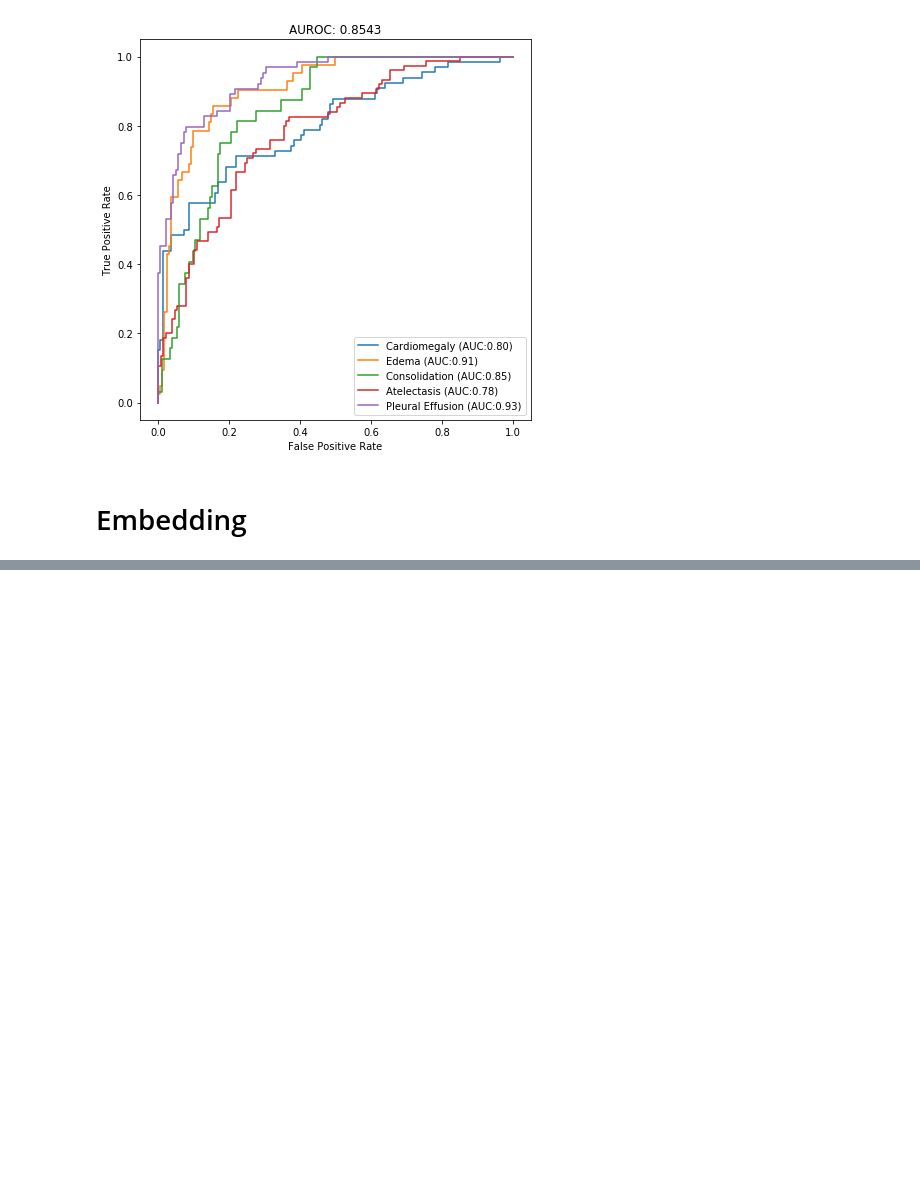
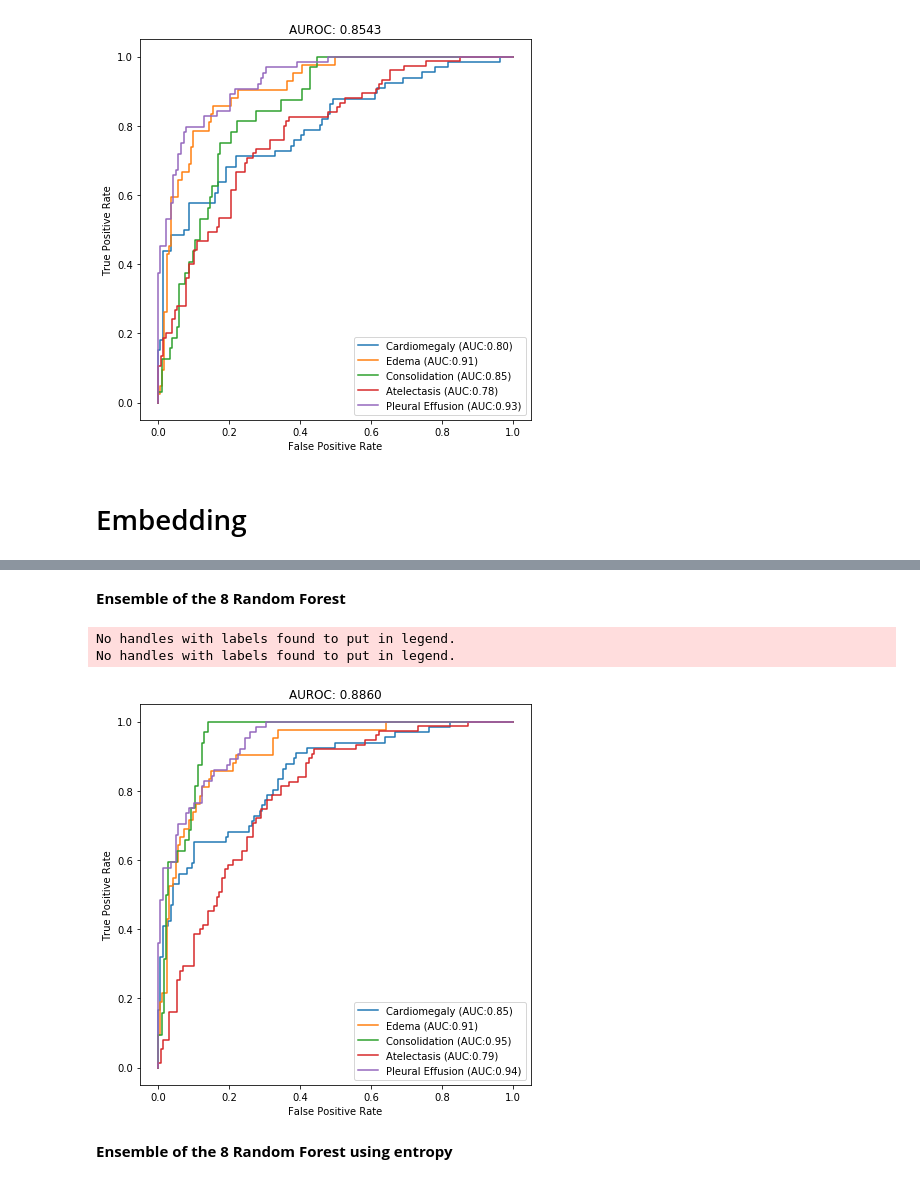
Before and after one commit to luca-nassano/ChestXRAY, a Jupyter notebook: Chexpert_Classification.ipynb, the cells around one changed output, grey strips where cells are left out. Saved outputs shown, nothing was run; the diff lists cells and outputs as text; code cells hidden in the pictures; blank space fills up the shorter version.

```diff
--- a/Chexpert_Classification.ipynb
+++ b/Chexpert_Classification.ipynb
@@ -706,0 +558,6 @@ dump(rfc, '/content/drive/My Drive/embedding_rf_densenet169.joblib')
+# %%
+import os
+model_name = ['DenseNet121','DenseNet169','DenseNet201',
+              'VGG16','VGG19','Xception','InceptionResNetV2','NasNetMobile']
+embedding_base_path = '/content/drive/My Drive/EmbeddingTrained'
+model_base_path = '/content/drive/My Drive/Embedding'
@@ -706,0 +586,41 @@ dump(rfc, '/content/drive/My Drive/embedding_rf_densenet169.joblib')
+# %%
+final_predictions = np.average(final_predictions,axis=0)
+# %%
+unbatched_test = test_dataset.unbatch()
+test_Y = []
+for img, labels in unbatched_test:
+  test_Y.append(labels.numpy())
+test_Y = np.array(test_Y)
+# %% [markdown]
+**Ensemble of the 8 Random Forest**
+# %%
+from sklearn.metrics import roc_curve, auc
+import matplotlib.pyplot as plt
+
+def plot_result(true_Y,pred_Y):
+  dummy_labels = ['No Finding', 'Enlarged Cardiomediastinum', 'Cardiomegaly', 'Lung Opacity', 'Lung Lesion', 'Edema', 'Consolidation', 'Pneumonia', 'Atelectasis',
+                  'Pneumothorax', 'Pleural Effusion', 'Pleural Other', 'Fracture', 'Support Devices']
+
+  target_labels = ['Cardiomegaly','Edema','Consolidation','Atelectasis','Pleural Effusion']
+
+  fig, ax = plt.subplots(1,1, figsize = (7, 7))
+  j = 1
+  aurocs = []
+  for (i, label) in enumerate(dummy_labels):
+    fpr, tpr, thresholds = roc_curve(true_Y[:,i].astype(int), pred_Y[:,i])
+    if (label in target_labels):
+      #ax = fig.add_subplot(2,3,j)
+      ax.plot(fpr, tpr, label = '%s (AUC:%0.2f)'  % (label, auc(fpr, tpr)))
+      aurocs.append(auc(fpr, tpr))
+    ax.legend()
+    ax.set_xlabel('False Positive Rate')
+    ax.set_ylabel('True Positive Rate')
+    ax.set_title('AUROC: {:0.4f}'.format(np.mean(aurocs)))
+
+plot_result(test_Y,final_predictions)
+# %% [output]
+No handles with labels found to put in legend.
+No handles with labels found to put in legend.
+[figure, added]
+# %% [markdown]
+**Ensemble of the 8 Random Forest using entropy**
```
Also changed, not shown: parts of 27 cells of this notebook.
